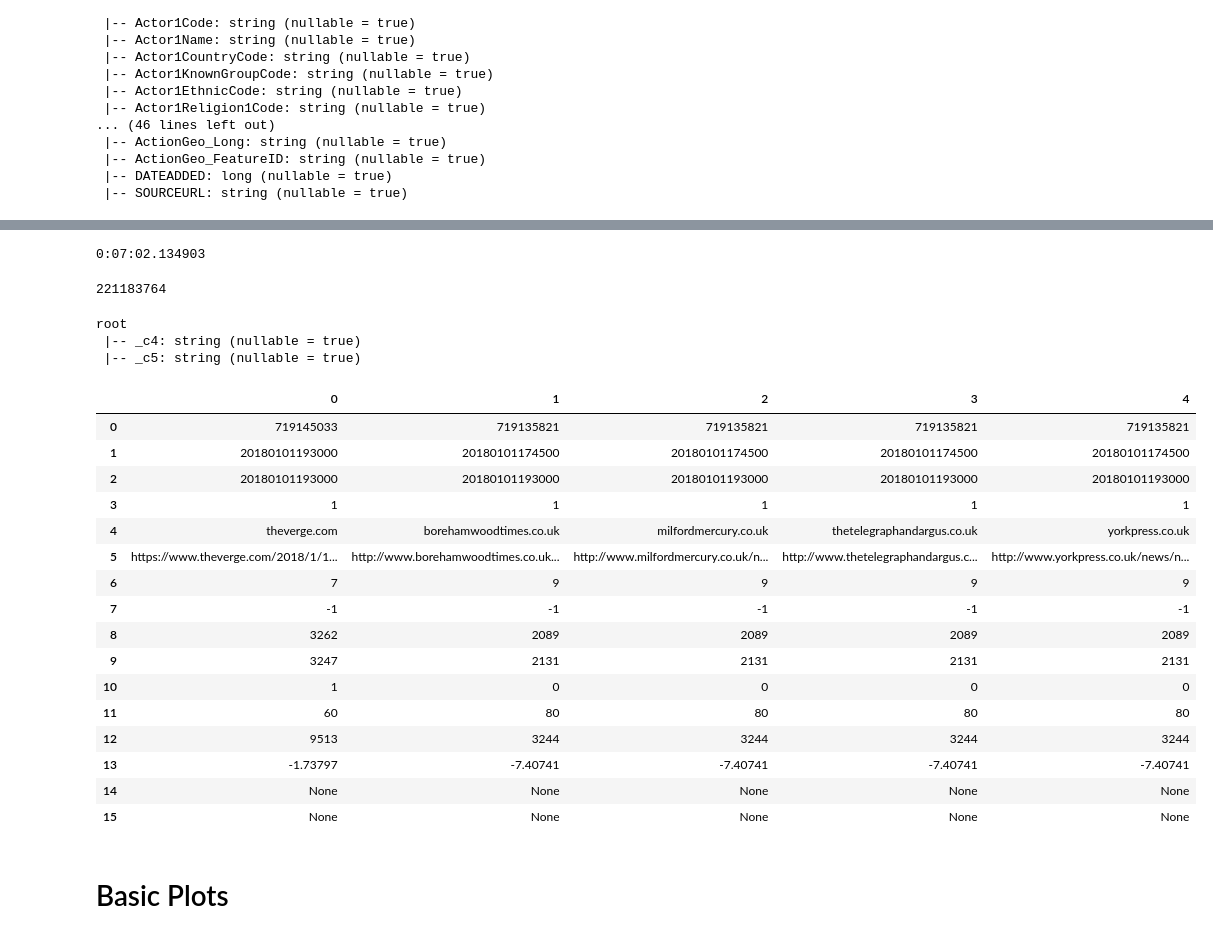
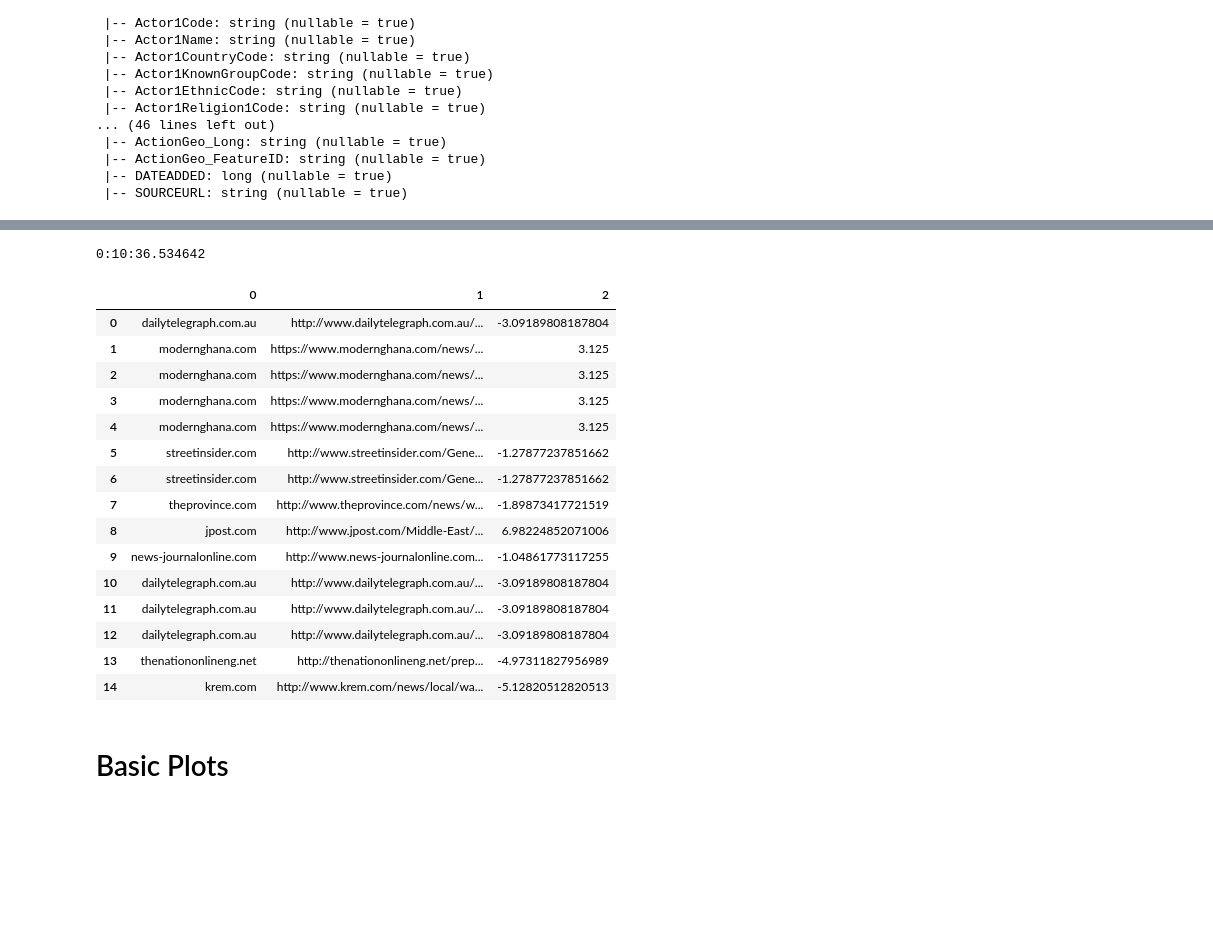
Before and after one commit to Rileypj1/BigDataProject, a Jupyter notebook: Mike - EDA - Events.ipynb, the cells around one changed output, grey strips where cells are left out. Saved outputs shown, nothing was run; the diff lists cells and outputs as text; code cells hidden in the pictures; blank space fills up the shorter version.

```diff
--- a/Mike - EDA - Events.ipynb
+++ b/Mike - EDA - Events.ipynb
@@ -106,46 +87,40 @@ df_mentions = spark.read.format("csv") \
     .option("header", "false") \
     .option("delimiter","\t") \
     .option("inferSchema", "true") \
-    .load("s3://gdelt-open-data/v2/mentions/2018*.mentions.csv") \
-    .select(["_c4","_c5","_c13"])
-#df_mentions = df_mentions.toDF(*colnames_mentions)
-#df_mentions.cache()
+    .load(path=["s3://gdelt-open-data/v2/mentions/2017*.mentions.csv",
+                "s3://gdelt-open-data/v2/mentions/2018*.mentions.csv"]) \
+    .select(["_c4","_c5","_c13"]).distinct()
+df_mentions = df_mentions.toDF(*["MentionSource","MentionIdentifier","MentionDocTone"])
+df_mentions.cache()
+
+print(df_mentions.count())
 
 print(datetime.now()-start)
 # %% [output]
-0:07:02.134903
+0:10:36.534642
-# %%
-df_mentions.count()
-# %% [output]
-221183764
 # %%
 df_mentions.printSchema()
-# %% [output]
-root
- |-- _c4: string (nullable = true)
- |-- _c5: string (nullable = true)
 # %%
-recs = pd.DataFrame(df_mentions.take(5))
+recs = pd.DataFrame(df_mentions.take(15))
 #recs.columns = colnames_mentions
-recs.T
+recs
 # %% [output]
-|  | 0 | 1 | 2 | 3 | 4 |
-| 0 | 719145033 | 719135821 | 719135821 | 719135821 | 719135821 |
-| 1 | 20180101193000 | 20180101174500 | 20180101174500 | 20180101174500 | 20180101174500 |
-| 2 | 20180101193000 | 20180101193000 | 20180101193000 | 20180101193000 | 20180101193000 |
-| 3 | 1 | 1 | 1 | 1 | 1 |
-| 4 | theverge.com | borehamwoodtimes.co.uk | milfordmercury.co.uk | thetelegraphandargus.co.uk | yorkpress.co.uk |
-| 5 | https://www.theverge.com/2018/1/1... | http://www.borehamwoodtimes.co.uk... | http://www.milfordmercury.co.uk/n... | http://www.thetelegraphandargus.c... | http://www.yorkpress.co.uk/news/n... |
-| 6 | 7 | 9 | 9 | 9 | 9 |
-| 7 | -1 | -1 | -1 | -1 | -1 |
-| 8 | 3262 | 2089 | 2089 | 2089 | 2089 |
-| 9 | 3247 | 2131 | 2131 | 2131 | 2131 |
-| 10 | 1 | 0 | 0 | 0 | 0 |
-| 11 | 60 | 80 | 80 | 80 | 80 |
-| 12 | 9513 | 3244 | 3244 | 3244 | 3244 |
-| 13 | -1.73797 | -7.40741 | -7.40741 | -7.40741 | -7.40741 |
-| 14 | None | None | None | None | None |
-| 15 | None | None | None | None | None |
+|  | 0 | 1 | 2 |
+| 0 | dailytelegraph.com.au | http://www.dailytelegraph.com.au/... | -3.09189808187804 |
+| 1 | modernghana.com | https://www.modernghana.com/news/... | 3.125 |
+| 2 | modernghana.com | https://www.modernghana.com/news/... | 3.125 |
+| 3 | modernghana.com | https://www.modernghana.com/news/... | 3.125 |
+| 4 | modernghana.com | https://www.modernghana.com/news/... | 3.125 |
+| 5 | streetinsider.com | http://www.streetinsider.com/Gene... | -1.27877237851662 |
+| 6 | streetinsider.com | http://www.streetinsider.com/Gene... | -1.27877237851662 |
+| 7 | theprovince.com | http://www.theprovince.com/news/w... | -1.89873417721519 |
+| 8 | jpost.com | http://www.jpost.com/Middle-East/... | 6.98224852071006 |
+| 9 | news-journalonline.com | http://www.news-journalonline.com... | -1.04861773117255 |
+| 10 | dailytelegraph.com.au | http://www.dailytelegraph.com.au/... | -3.09189808187804 |
+| 11 | dailytelegraph.com.au | http://www.dailytelegraph.com.au/... | -3.09189808187804 |
+| 12 | dailytelegraph.com.au | http://www.dailytelegraph.com.au/... | -3.09189808187804 |
+| 13 | thenationonlineng.net | http://thenationonlineng.net/prep... | -4.97311827956989 |
+| 14 | krem.com | http://www.krem.com/news/local/wa... | -5.12820512820513 |
 # %% [markdown]
 # Basic Plots
 # %% [markdown]
```
Also changed, not shown: parts of 3 cells of this notebook.
